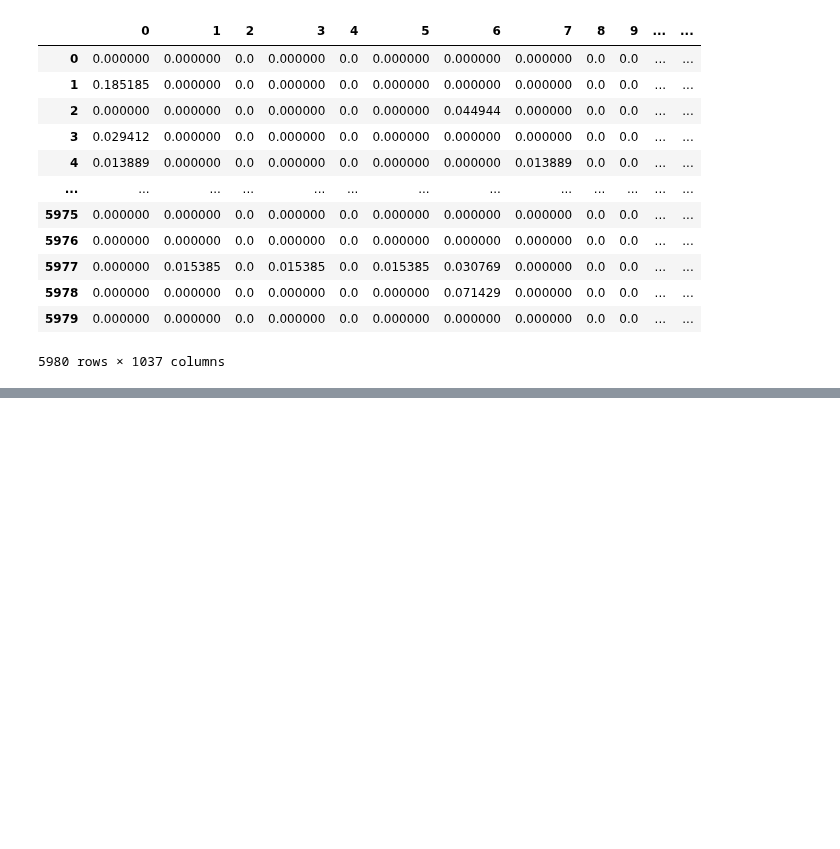
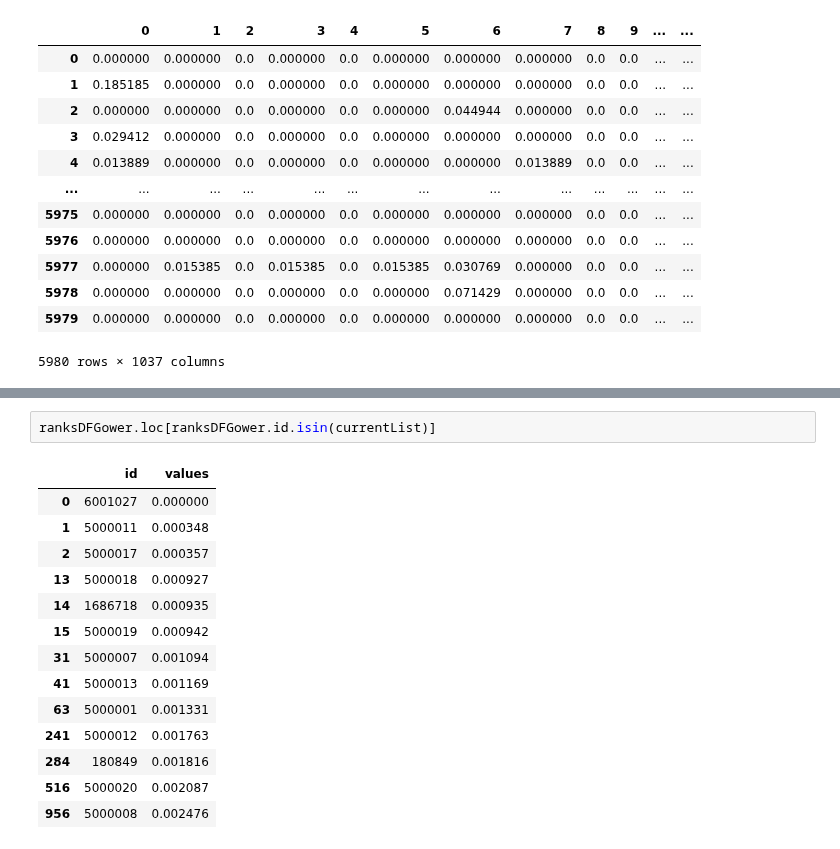
Before and after one commit to skarensmoll/thesisMusikRecommender, a Jupyter notebook: Experiments/06-14-Gower-Modeling.ipynb, the cells around one changed output, grey strips where cells are left out. Drawn from its saved outputs; the diff is of its cells as text; blank space fills up the shorter version.

```diff
--- a/Experiments/06-14-Gower-Modeling.ipynb
+++ b/Experiments/06-14-Gower-Modeling.ipynb
@@ -120,0 +138,17 @@ ranksDFGower
+# %%
+ranksDFGower.loc[ranksDFGower.id.isin(currentList)]
+# %% [output]
+|  | id | values |
+| 0 | 6001027 | 0.000000 |
+| 1 | 5000011 | 0.000348 |
+| 2 | 5000017 | 0.000357 |
+| 13 | 5000018 | 0.000927 |
+| 14 | 1686718 | 0.000935 |
+| 15 | 5000019 | 0.000942 |
+| 31 | 5000007 | 0.001094 |
+| 41 | 5000013 | 0.001169 |
+| 63 | 5000001 | 0.001331 |
+| 241 | 5000012 | 0.001763 |
+| 284 | 180849 | 0.001816 |
+| 516 | 5000020 | 0.002087 |
+| 956 | 5000008 | 0.002476 |
```
Also changed, not shown: parts of 4 cells of this notebook, 1 other file.
